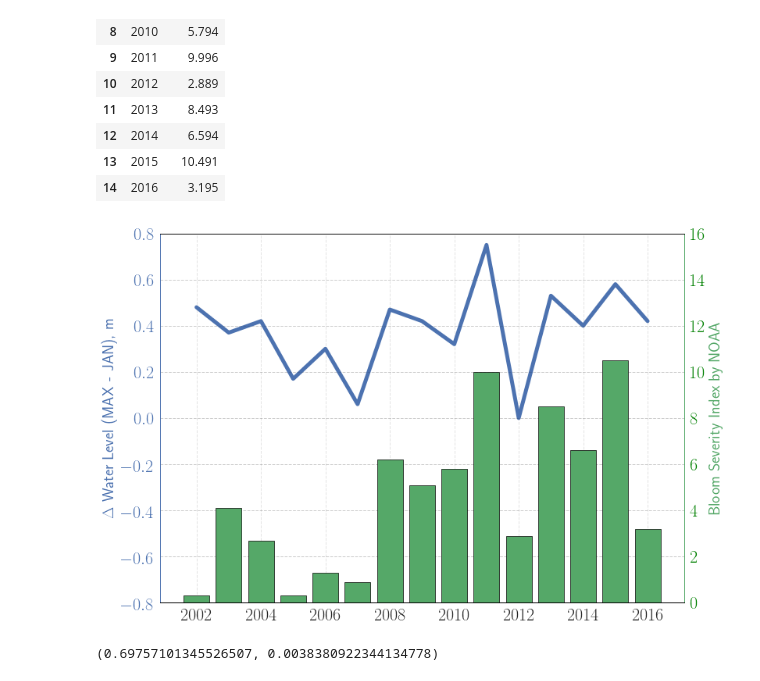
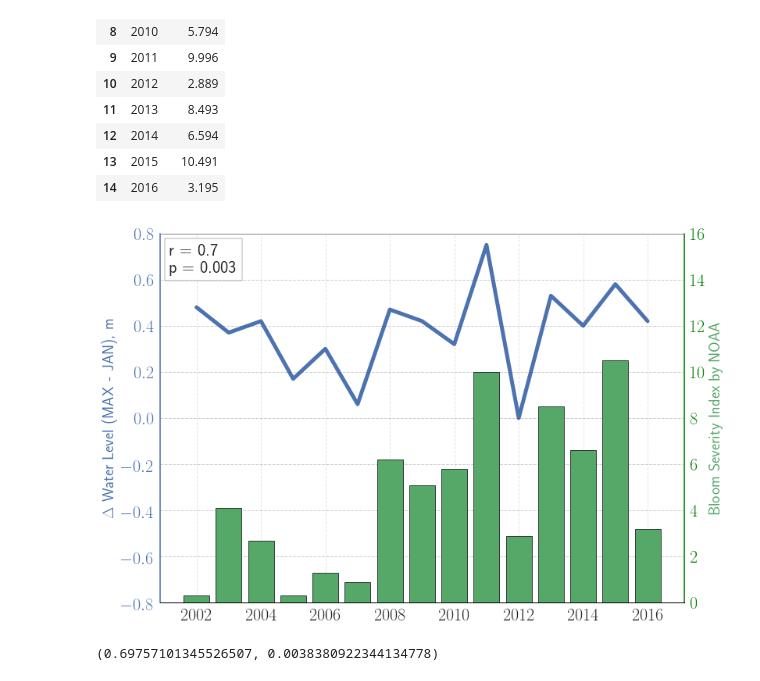
Before and after one commit to pycckuu/Great-Lakes-Data, a Jupyter notebook: post_proc_scripts/water level.ipynb, the cells around one changed output. Drawn from its saved outputs; the diff is of its cells as text; code cells hidden in the pictures.

Commit message:
updated graphs WL bs AB

```diff
--- a/post_proc_scripts/water level.ipynb
+++ b/post_proc_scripts/water level.ipynb
@@ -131,37 +131,42 @@ rcParams.update({'axes.titlesize': 'large', 'xtick.labelsize':'x-small', 'axes.l
 fig, ax1 = plt.subplots(figsize=(12,8))
 
 ax1.plot(df.year.unique()[-15:], df.groupby('year').max().Erie[-15:] - df[df.month==1].Erie[-15:].values, lw=5, color=sns.color_palette("deep")[0])
 ax1.set_ylim(-0.8,0.8)
 
 # Make the y-axis label, ticks and tick labels match the line color.
 ax1.set_ylabel('$\Delta$ Water Level (MAX - JAN), m ', color=sns.color_palette("deep")[0], fontsize=20)
 ax1.tick_params('y', colors=sns.color_palette("deep")[0])
 ax1.set_axisbelow(True)
 ax1.yaxis.grid(color='black', linestyle='dashed', alpha=0.1)
 ax1.xaxis.grid(color='black', linestyle='dashed', alpha=0.1)
 
 ax2 = ax1.twinx()
 ax2.bar(bloom_sever.Year, bloom_sever.Severity, color=sns.color_palette("deep")[1], edgecolor = "k", linewidth=0.7)
 ax2.set_ylim(0,16)
 ax2.set_ylabel('Bloom Severity Index by NOAA', color=sns.color_palette("deep")[1], fontsize=20)
 ax2.tick_params('y', colors='g')
 ax2.set_axisbelow(True)
 ax2.yaxis.grid(color='black', linestyle='dashed', alpha=0.1)
 ax2.xaxis.grid(color='black', linestyle='dashed', alpha=0.1)
 
-ax2.spines['top'].set_color('black')
+ax2.spines['top'].set_color('gray')
 ax2.spines['bottom'].set_color('black')
-ax2.spines['right'].set_color(sns.color_palette("deep")[1])
+ax2.spines['right'].set_color('green')
 ax2.spines['left'].set_color(sns.color_palette("deep")[0])
 
 
-# ax1.text(2014.9, 0.64, 'r = 0.7\n p = 0.003', fontsize=20, bbox={'facecolor':'white', 'alpha':1, 'pad':7})
+ax2.spines['top'].set_linewidth(1)
+ax2.spines['bottom'].set_linewidth(1)
+ax2.spines['right'].set_linewidth(1.5)
+ax2.spines['left'].set_linewidth(1.5)
+
+ax1.text(2001.15, 0.63, 'r = 0.7\np = 0.003', horizontalalignment='left', fontsize=22, style='italic', bbox={'facecolor':'white', 'pad':6, 'alpha':1})
 
 fig.tight_layout()
 plt.savefig('wl_vs_blooms.pdf')
 plt.show()
 # %% [output]
-[figure, old version]
+[figure, new version]
 # %%
 pearsonr(df.groupby('year').max().Erie[-15:] - df[df.month==1].Erie[-15:].values, bloom_sever.Severity)
 # %% [output]
```
Also changed, not shown: 1 other file.
